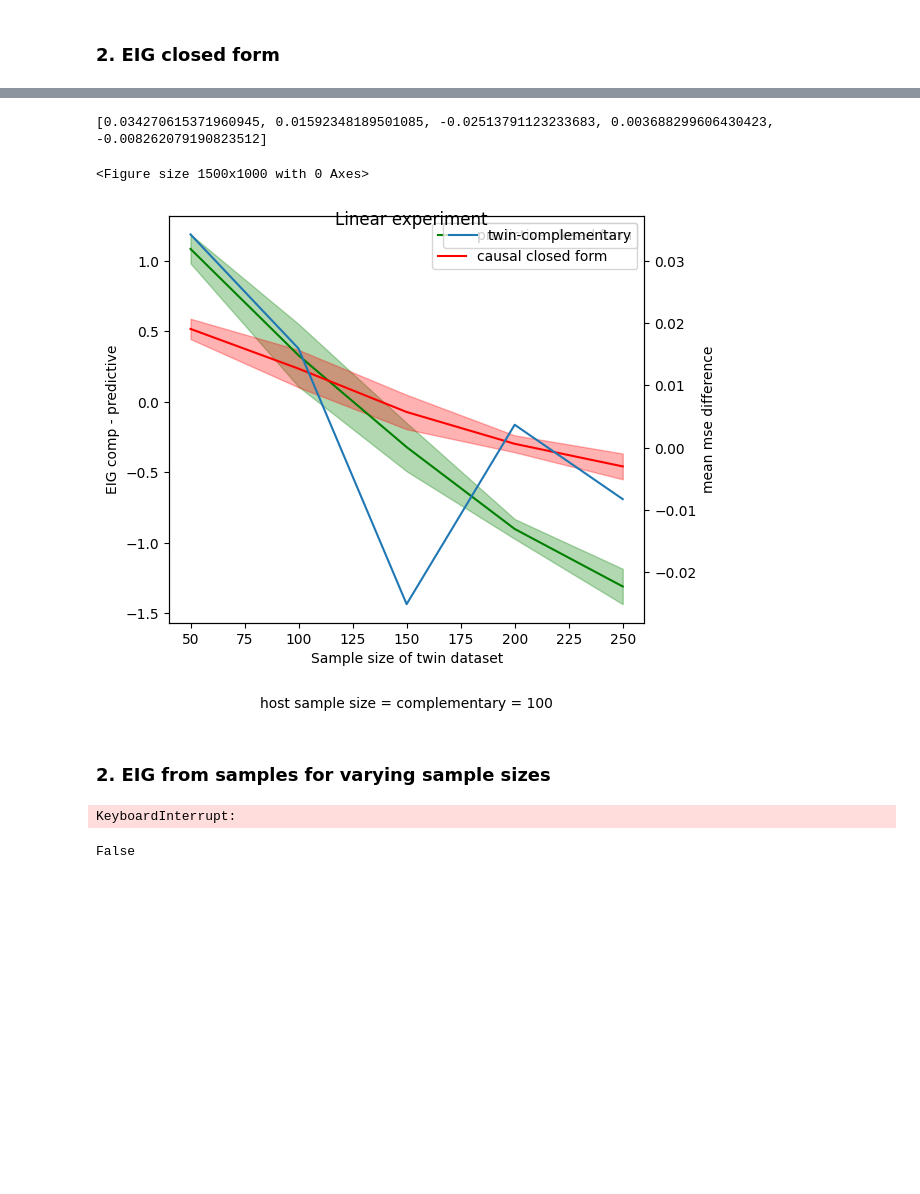
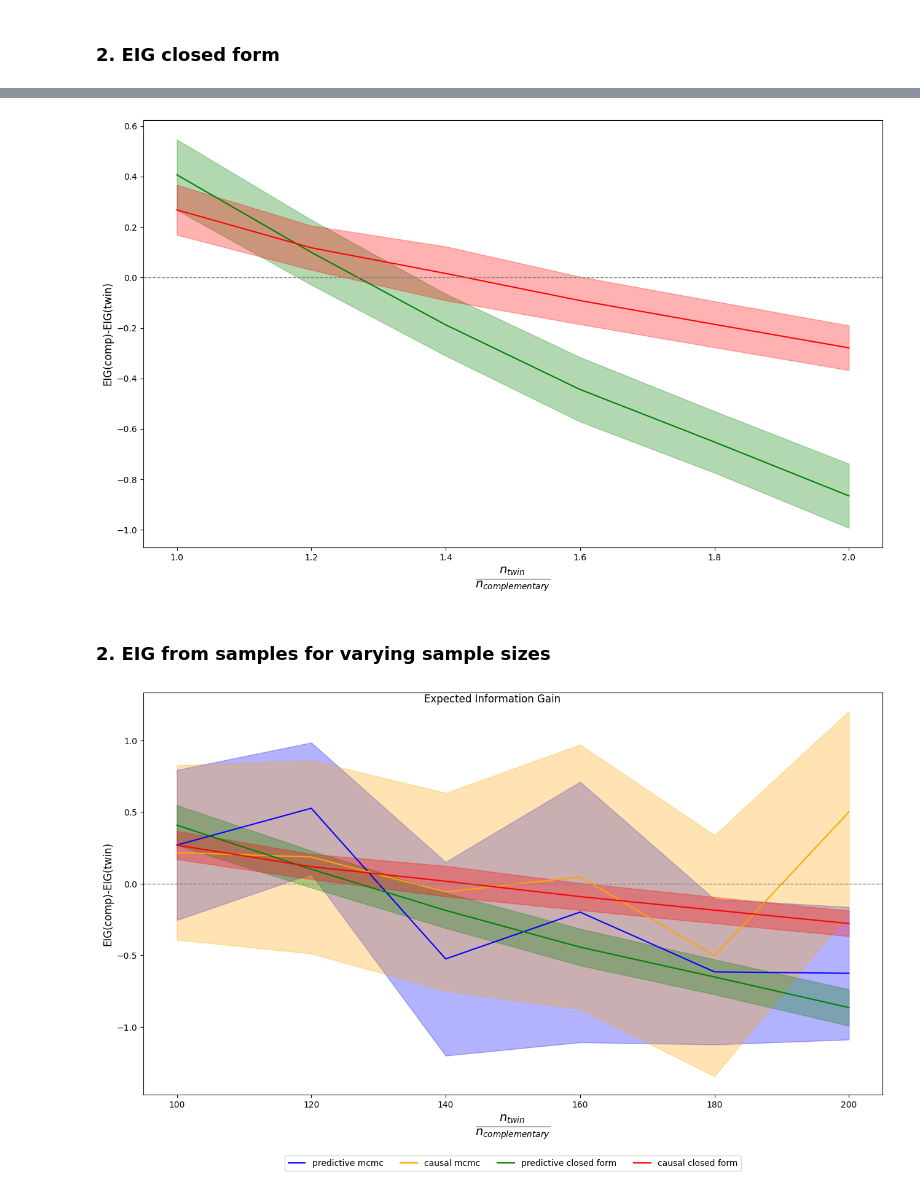
Before and after one commit to LucileTerminassian/causal_prospective_merge, a Jupyter notebook: notebooks/linear_synthetic.ipynb, the cells around one changed output, grey strips where cells are left out. Cells and saved outputs as stored; diff of their text form; code cells hidden in the pictures; blank space fills up the shorter version.

```diff
--- a/notebooks/linear_synthetic.ipynb
+++ b/notebooks/linear_synthetic.ipynb
@@ -23,7 +23,7 @@ from research_exp_utils import *
 # %%
 rng = np.random.RandomState(42)
 
-varying_sample_sizes = [50, 100, 150, 200, 250]#, 300, 350, 400]
+varying_sample_sizes = [100, 120, 140, 160, 180, 200]
 fixed_n_complementary = 100
 n_host = 100
  # set to None if both candidates have the same sample size
@@ -37,6 +37,7 @@ include_intercept = 1  # 0 if no intercept
 power_x, power_x_t = 1, 1
 
 np.random.seed(42)
+random.seed(42)
 
 X0 = np.random.beta(12, 3, size=n_rct_before_split)
 X1 = np.random.normal(loc=4, scale=1, size=n_rct_before_split)
@@ -198,63 +178,27 @@ def turn_into_diff(arr):
     for i in range (n//2):
         result[i,:]=arr[2*i,:]-arr[(2*i) +1,:]
     return result
+
+proportions = np.array(varying_sample_sizes)/fixed_n_complementary
+proportions
-# %%
-merged_datasets = {i:{} for i in range (len(store_non_exact_data.keys()))}
-
-for seed, seed_data_dict in store_non_exact_data.items():
-    for sample_size, data_dict in seed_data_dict.items():
-        merged_data_dict={}
-        for name, data in data_dict.items():
-            if name != 'host':
-                merged_data_dict[name]= pd.concat([data_dict['host'], data_dict[name]], axis=0)
-        merged_datasets[seed][sample_size] = merged_data_dict
-
-from sklearn.linear_model import LinearRegression, LogisticRegression
-from sklearn.metrics import mean_squared_error, mean_absolute_error
-
-
-merged_mse = {sample_size:{'complementary':[], 'cand2':[]} for sample_size in varying_sample_sizes}
-
-for seed, seed_data_dict in merged_datasets.items():
-    for sample_size, data_dict in seed_data_dict.items():
-        for cand_name, data in data_dict.items():
-            X, Y = data.drop(columns=['Y']), data['Y']
-            model = LinearRegression()
-            model.fit(X,Y,)
-            Y_pred = model.predict(X)
-            mse = mean_squared_error(Y, Y_pred)
-            merged_mse[sample_size][cand_name].append(mse)
-
-mean_mse = []
-for seed, seed_data_dict in merged_mse.items():
-    mse_array = pd.DataFrame.from_dict(seed_data_dict).values
-    mse_array = mse_array[:,0] - mse_array[:,1] #twin - complementary : should be >0 if twin is best to begin with
-    mean_mse.append(np.mean(mse_array))
-
-print(mean_mse)
-# %% [output]
-[0.034270615371960945, 0.01592348189501085, -0.02513791123233683, 0.003688299606430423, -0.008262079190823512]
 # %%
 dict_diff_EIG_closed_form_across_seeds = {'predictive closed form': turn_into_diff(EIG_obs_closed_form_across_seeds),\
                                          'causal closed form':turn_into_diff(EIG_caus_closed_form_across_seeds)}
-dict_mean_mse={'twin-complementary': mean_mse}
 
 
 color_dict = {'predictive closed form': 'green', 'causal closed form': 'red'}
 
 plot_dict(
-    x = varying_sample_sizes,
+    x = proportions,
     dict = dict_diff_EIG_closed_form_across_seeds,
-    axis_names=["Sample size of twin dataset", "EIG comp - predictive", "mean mse difference"],
+    axis_names=[r'$\frac{n_{twin}}{n_{complementary}}$', 'EIG(comp)-EIG(twin)', "Mean MSE difference"],
     dict_additional_plots=None,
-    text="host sample size = complementary = 100",
-    title= "Linear experiment",
+    title= None,
     color_dict=color_dict,
-    second_axis=dict_mean_mse
+    save=None
 )
 # %% [output]
-<Figure size 1500x1000 with 0 Axes>
-[figure, old version]
+[figure, new version]
 # %% [markdown]
 ### 2. EIG from samples for varying sample sizes
 # %%
@@ -287,7 +231,7 @@ sampling_parameters = {
 # %%
 EIG_obs_samples_across_seeds, EIG_caus_samples_across_seeds = [], []
 
-for i in range(5):
+for i in range(n_seeds):
     EIGs = linear_eig_from_samples_varying_sample_size(
         store_non_exact_data[i], data_parameters, prior_hyperparameters, sampling_parameters
     )
@@ -297,10 +241,7 @@ for i in range(5):
     EIG_caus_samples_across_seeds.append(
         [cand_values for cand_values in EIGs[1].values()]
     )
+
+EIG_obs_samples_across_seeds = np.vstack(EIG_obs_samples_across_seeds)
+EIG_caus_samples_across_seeds = np.vstack(EIG_caus_samples_across_seeds)
-# %% [output]
-KeyboardInterrupt:
-# %%
-store_non_exact_data0[0][50]['host'].equals(store_non_exact_data[0][50]['host'])
-# %% [output]
-False
 # %%
@@ -336,9 +275,11 @@ plot_dict(
     x = varying_sample_sizes,
     dict = dict_all_diff,
     color_dict = color_dict,
-    axis_names=["Sample size of candidate datasets", "EIG obs closed form", "merged CATE"],
+    axis_names=[r'$\frac{n_{twin}}{n_{complementary}}$', 'EIG(comp)-EIG(twin)', "Mean MSE difference"],
     dict_additional_plots=None,
     text=None,
     title= "Expected Information Gain",
 )
+# %% [output]
+[figure, added]
 # %% [markdown]
```
Also changed, not shown: parts of 7 cells of this notebook, 1 other file.
